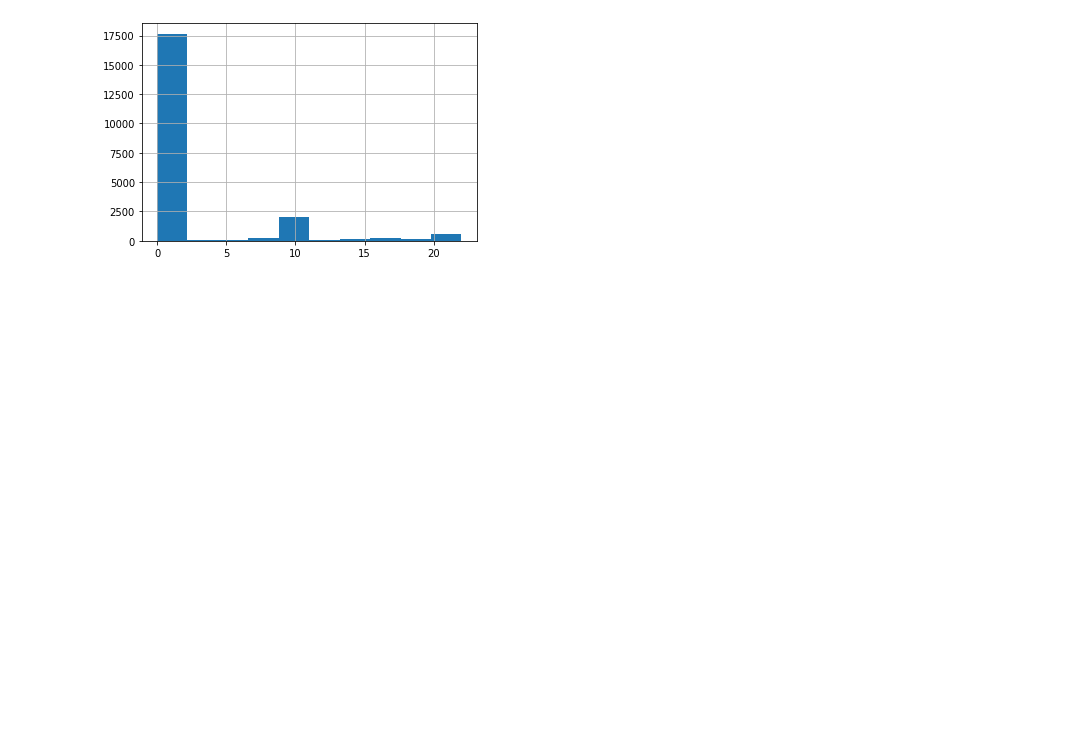
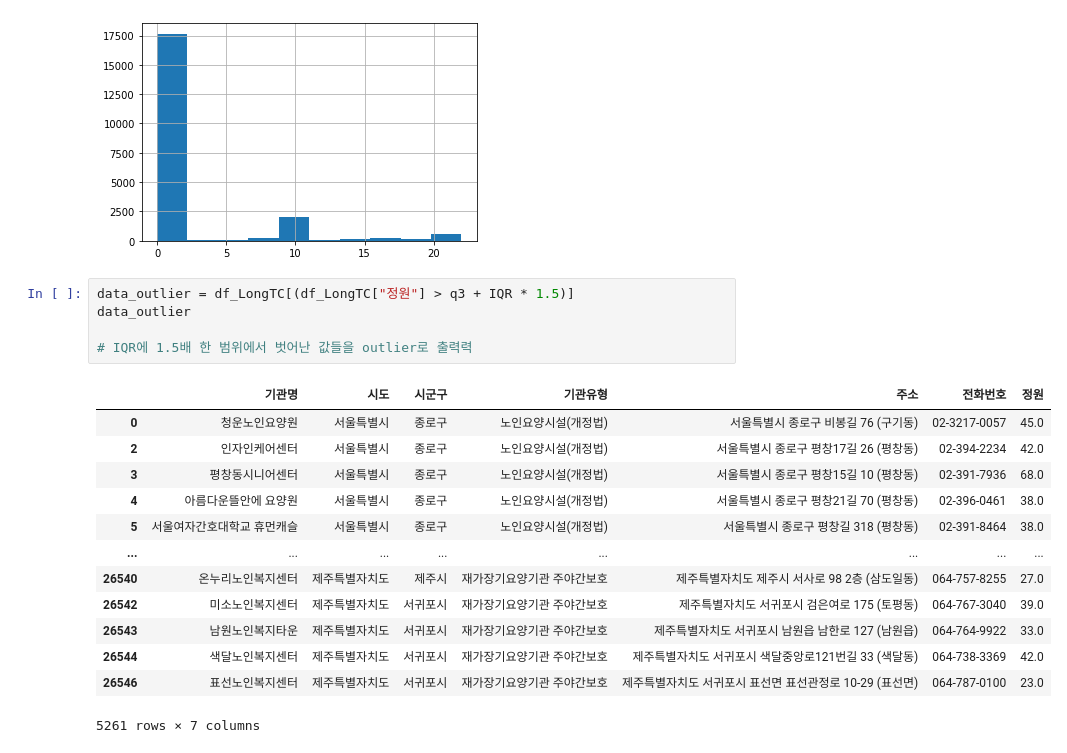
Before and after one commit to kyungmo90/Ubion-Python, a Jupyter notebook: 실습(2023-01-04).ipynb, the cells around one changed output. Cells and saved outputs as stored; diff of their text form; blank space fills up the shorter version.

```diff
--- a/실습(2023-01-04).ipynb
+++ b/실습(2023-01-04).ipynb
@@ -80,3 +80,22 @@ data_IQR["정원"].hist()
 # %% [output]
 <matplotlib.axes._subplots.AxesSubplot at 0x...>
 [figure]
+# %%
+data_outlier = df_LongTC[(df_LongTC["정원"] > q3 + IQR * 1.5)]
+data_outlier
+
+# IQR에 1.5배 한 범위에서 벗어난 값들을 outlier로 출력력
+# %% [output]
+|  | 기관명 | 시도 | 시군구 | 기관유형 | 주소 | 전화번호 | 정원 |
+| 0 | 청운노인요양원 | 서울특별시 | 종로구 | 노인요양시설(개정법) | 서울특별시 종로구 비봉길 76 (구기동) | 02-3217-0057 | 45.0 |
+| 2 | 인자인케어센터 | 서울특별시 | 종로구 | 노인요양시설(개정법) | 서울특별시 종로구 평창17길 26 (평창동) | 02-394-2234 | 42.0 |
+| 3 | 평창동시니어센터 | 서울특별시 | 종로구 | 노인요양시설(개정법) | 서울특별시 종로구 평창15길 10 (평창동) | 02-391-7936 | 68.0 |
+| 4 | 아름다운뜰안에 요양원 | 서울특별시 | 종로구 | 노인요양시설(개정법) | 서울특별시 종로구 평창21길 70 (평창동) | 02-396-0461 | 38.0 |
+| 5 | 서울여자간호대학교 휴먼캐슬 | 서울특별시 | 종로구 | 노인요양시설(개정법) | 서울특별시 종로구 평창길 318 (평창동) | 02-391-8464 | 38.0 |
+| ... | ... | ... | ... | ... | ... | ... | ... |
+| 26540 | 온누리노인복지센터 | 제주특별자치도 | 제주시 | 재가장기요양기관 주야간보호 | 제주특별자치도 제주시 서사로 98 2층 (삼도일동) | 064-757-8255 | 27.0 |
+| 26542 | 미소노인복지센터 | 제주특별자치도 | 서귀포시 | 재가장기요양기관 주야간보호 | 제주특별자치도 서귀포시 검은여로 175 (토평동) | 064-767-3040 | 39.0 |
+| 26543 | 남원노인복지타운 | 제주특별자치도 | 서귀포시 | 재가장기요양기관 주야간보호 | 제주특별자치도 서귀포시 남원읍 남한로 127 (남원읍) | 064-764-9922 | 33.0 |
+| 26544 | 색달노인복지센터 | 제주특별자치도 | 서귀포시 | 재가장기요양기관 주야간보호 | 제주특별자치도 서귀포시 색달중앙로121번길 33 (색달동) | 064-738-3369 | 42.0 |
+| 26546 | 표선노인복지센터 | 제주특별자치도 | 서귀포시 | 재가장기요양기관 주야간보호 | 제주특별자치도 서귀포시 표선면 표선관정로 10-29 (표선면) | 064-787-0100 | 23.0 |
+5261 rows × 7 columns
```
Also changed, not shown: parts of 7 cells of this notebook.
